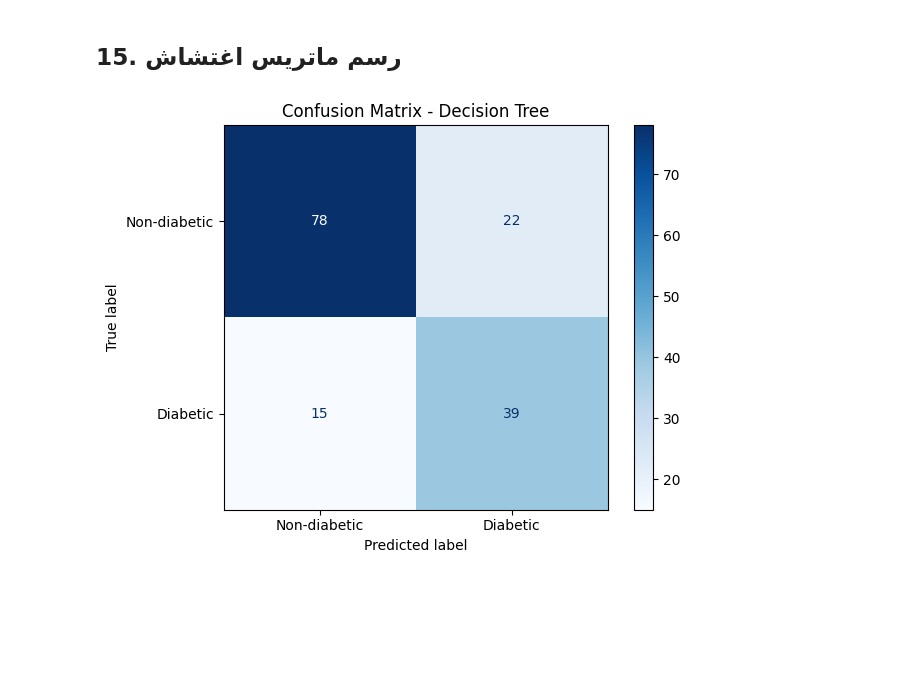
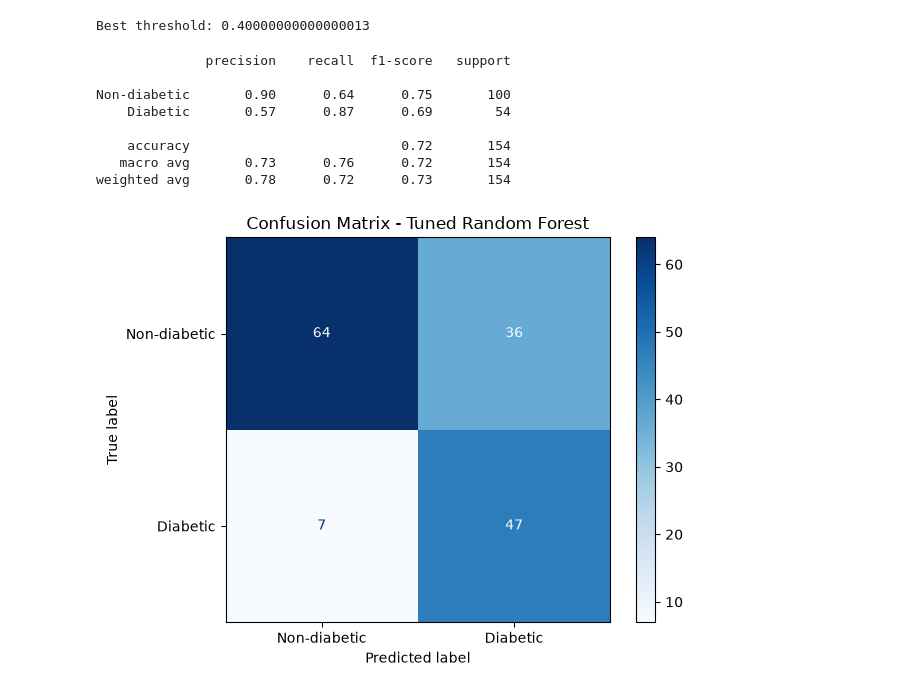
Before and after one commit to Zar9775/diabetes_prediction, a Jupyter notebook: diabetes_prediction.ipynb, the cells around one changed output. Saved outputs shown, nothing was run; the diff lists cells and outputs as text; code cells hidden in the pictures; blank space fills up the shorter version.

```diff
--- a/diabetes_prediction.ipynb
+++ b/diabetes_prediction.ipynb
@@ -150,0 +216,2 @@ X_test = pd.DataFrame(
+# %%
+best_model.fit(X_train, y_train)
@@ -186,0 +334,14 @@ models = {
+# %%
+# Evaluate tuned Random Forest
+best_rf = rf_grid.best_estimator_
+
+y_pred_rf = best_rf.predict(X_test)
+y_proba_rf = best_rf.predict_proba(X_test)[:, 1]
+
+print(classification_report(
+    y_test,
+    y_pred_rf,
+    target_names=["Non-diabetic", "Diabetic"]
+))
+
+print("ROC-AUC:", roc_auc_score(y_test, y_proba_rf))
@@ -279,18 +397,41 @@ weighted avg       0.77      0.76      0.76       154
-# %% [markdown]
-## 15. رسم ماتریس اغتشاش
-# %%
-# Calculate the confusion matrix
-cm = confusion_matrix(y_test, y_pred_best)
-
-# Display the confusion matrix
-disp = ConfusionMatrixDisplay(
-    confusion_matrix=cm,
-    display_labels=['Non-diabetic', 'Diabetic']
-)
-
-disp.plot(cmap='Blues')
-plt.title('Confusion Matrix - ' + best_model_name)
-plt.tight_layout()
-plt.show()
-# %% [output]
-[figure, removed]
+# %%
+# Select threshold with best F1-score
+best_threshold = threshold_df.sort_values(
+    by="F1-score",
+    ascending=False
+).iloc[0]["Threshold"]
+
+print("Best threshold:", best_threshold)
+# %% [output]
+Best threshold: 0.40000000000000013
+# %%
+# Final prediction using optimized threshold
+y_pred_final = (y_proba_rf >= best_threshold).astype(int)
+
+print(classification_report(
+    y_test,
+    y_pred_final,
+    target_names=["Non-diabetic", "Diabetic"]
+))
+
+cm = confusion_matrix(y_test, y_pred_final)
+
+disp = ConfusionMatrixDisplay(
+    confusion_matrix=cm,
+    display_labels=["Non-diabetic", "Diabetic"]
+)
+
+disp.plot(cmap="Blues")
+plt.title("Confusion Matrix - Tuned Random Forest")
+plt.tight_layout()
+plt.show()
+# %% [output]
+              precision    recall  f1-score   support
+
+Non-diabetic       0.90      0.64      0.75       100
+    Diabetic       0.57      0.87      0.69        54
+
+    accuracy                           0.72       154
+   macro avg       0.73      0.76      0.72       154
+weighted avg       0.78      0.72      0.73       154
+[figure, added]
```
Also changed, not shown: parts of 43 cells of this notebook.
